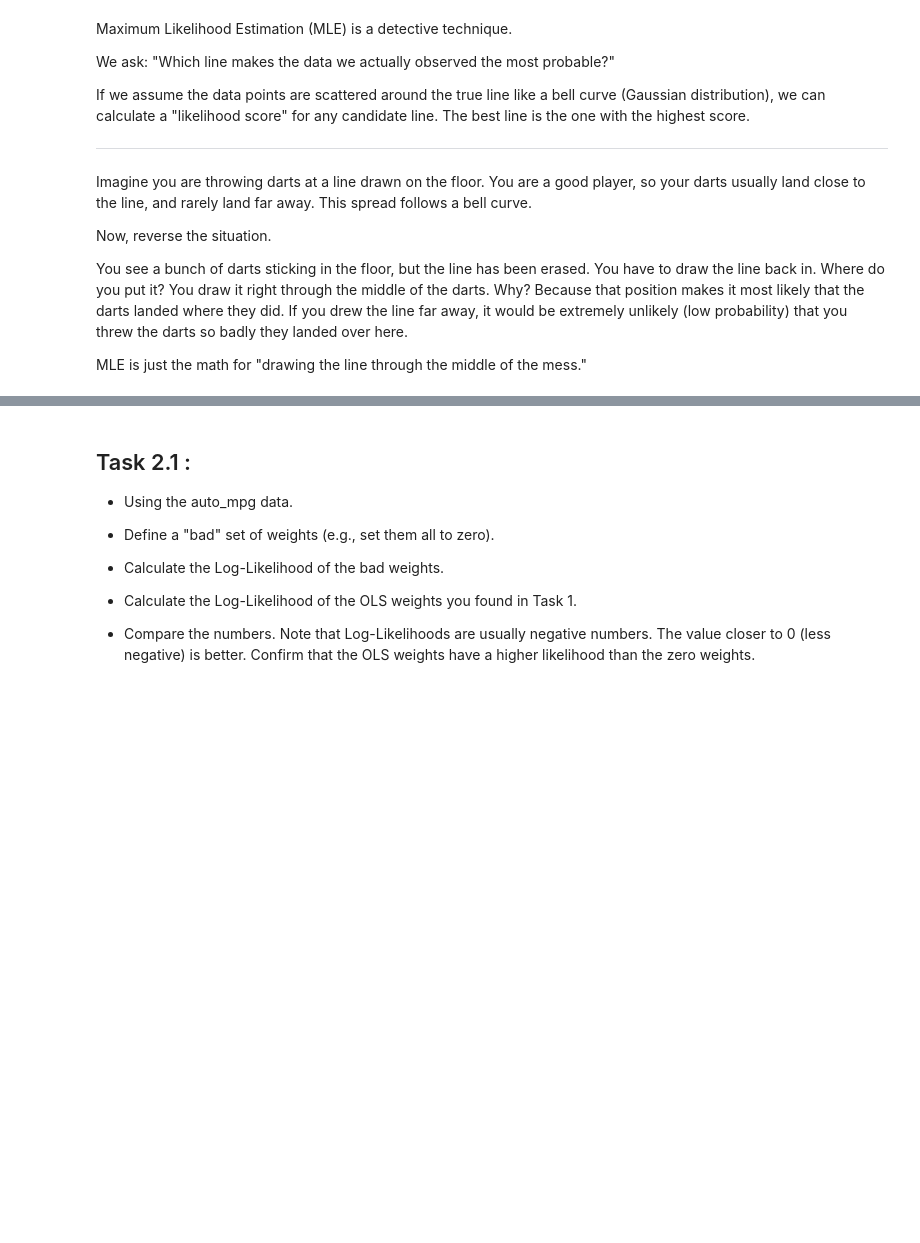
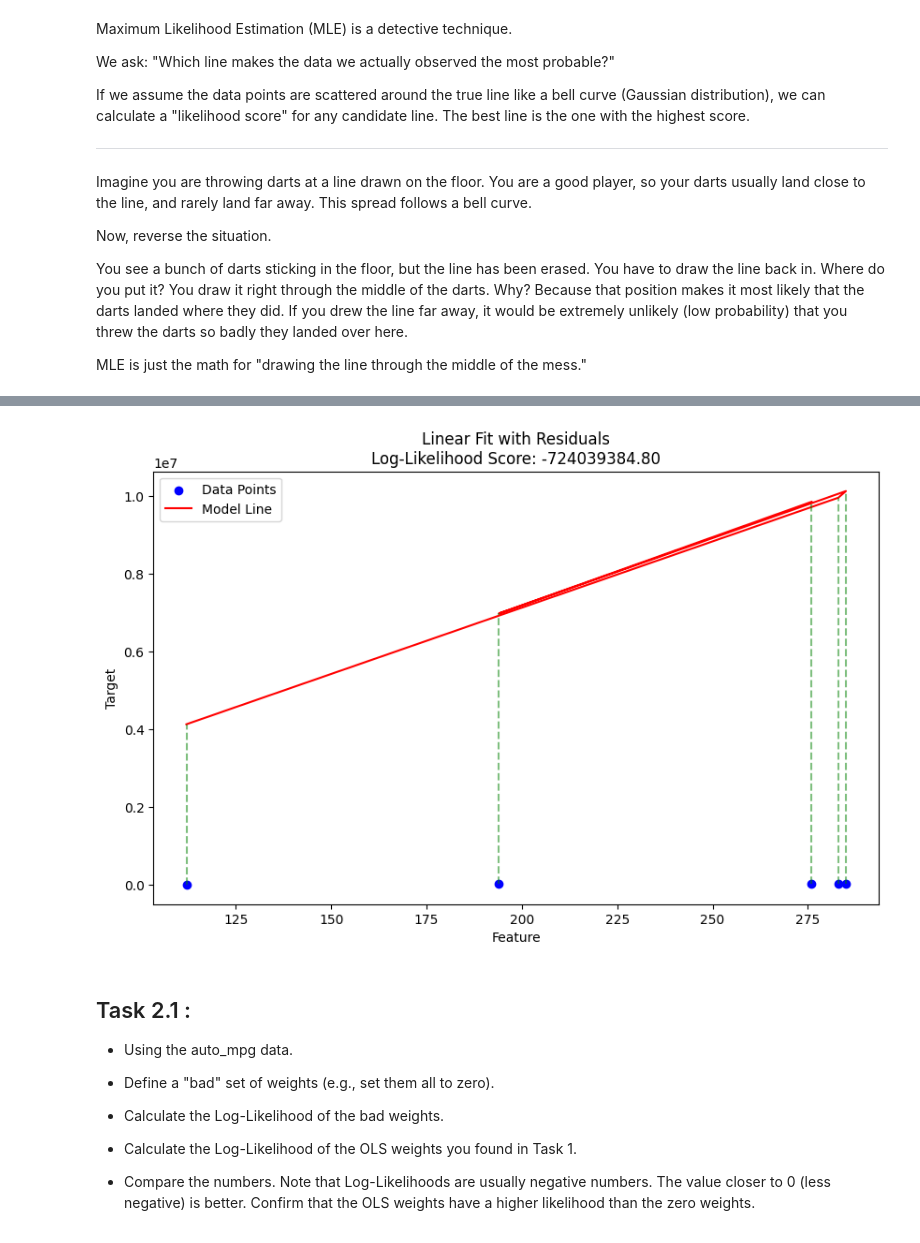
Before and after one commit to mavito/ML_Concepts, a Jupyter notebook: ML_LinearRegression.ipynb, the cells around one changed output, grey strips where cells are left out. Cells and saved outputs as stored; diff of their text form; code cells hidden in the pictures; blank space fills up the shorter version.

```diff
--- a/ML_LinearRegression.ipynb
+++ b/ML_LinearRegression.ipynb
@@ -184,3 +207,9 @@ plot_gaussian_residuals(X_design, y, theta_bad)
+# %%
+# Bad guess (random weights)
+theta_bad = np.array([25000,35000,20000])
+plot_gaussian_residuals(X_design, y, theta_bad)
+# %% [output]
+[figure, added]
 # %% [markdown]
 ## Task 2.1 :
 
```
Also changed, not shown: parts of 9 cells of this notebook.
